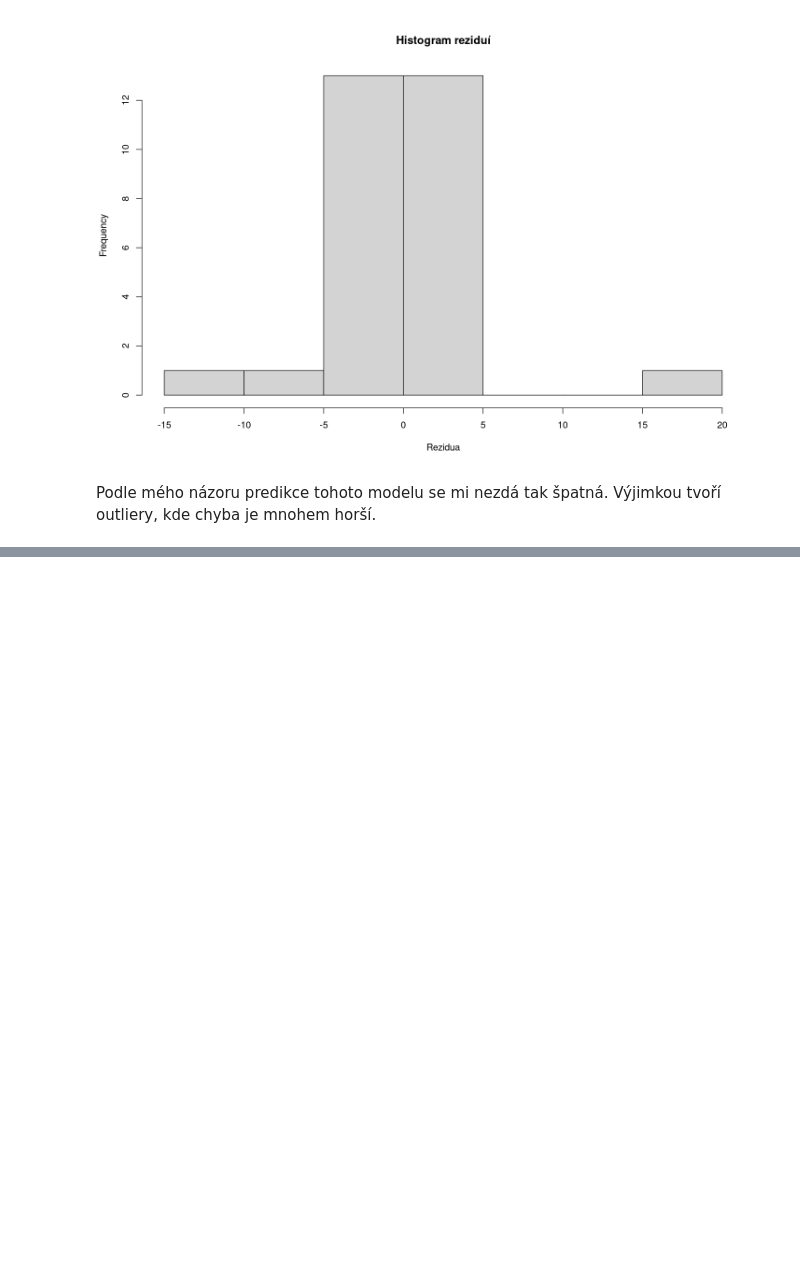
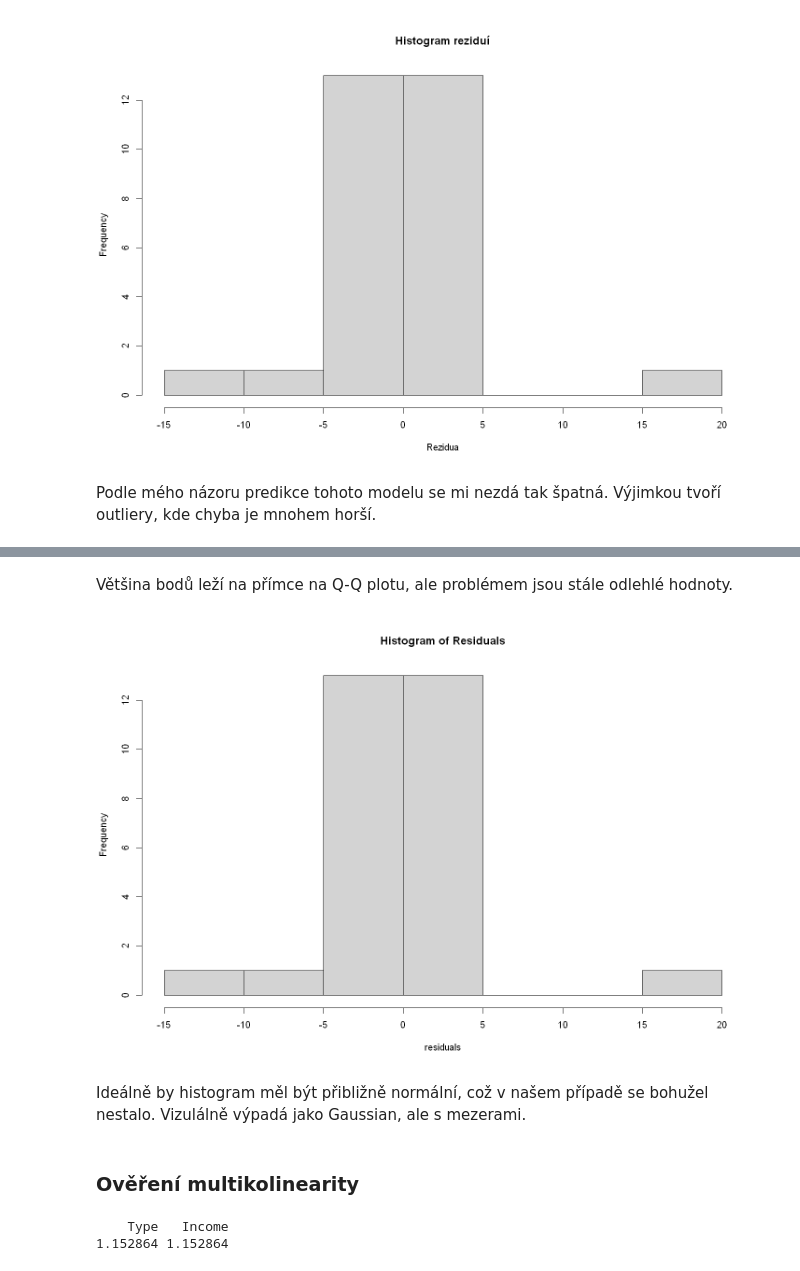
Before and after one commit to xsenyaaax/practicalStatistics, a Jupyter notebook: Project 2/project2.ipynb, the cells around one changed output, grey strips where cells are left out. Saved outputs shown, nothing was run; the diff lists cells and outputs as text; code cells hidden in the pictures; blank space fills up the shorter version.

```diff
--- a/Project 2/project2.ipynb
+++ b/Project 2/project2.ipynb
@@ -676,0 +1286,15 @@ ggplot(predict, aes(x = Income, y = Life)) +
+# %% [markdown]
+Většina bodů leží na přímce na Q-Q plotu, ale problémem jsou stále odlehlé hodnoty.
+# %%
+hist(residuals, main = "Histogram of Residuals")
+# %% [output]
+[figure, added]
+# %% [markdown]
+Ideálně by histogram měl být přibližně normální, což v našem případě se bohužel nestalo. Vizulálně výpadá jako Gaussian, ale s mezerami.
+# %% [markdown]
+### Ověření multikolinearity
+# %%
+vif(final_model)
+# %% [output]
+    Type   Income
+1.152864 1.152864
```
Also changed, not shown: parts of 91 cells of this notebook.
